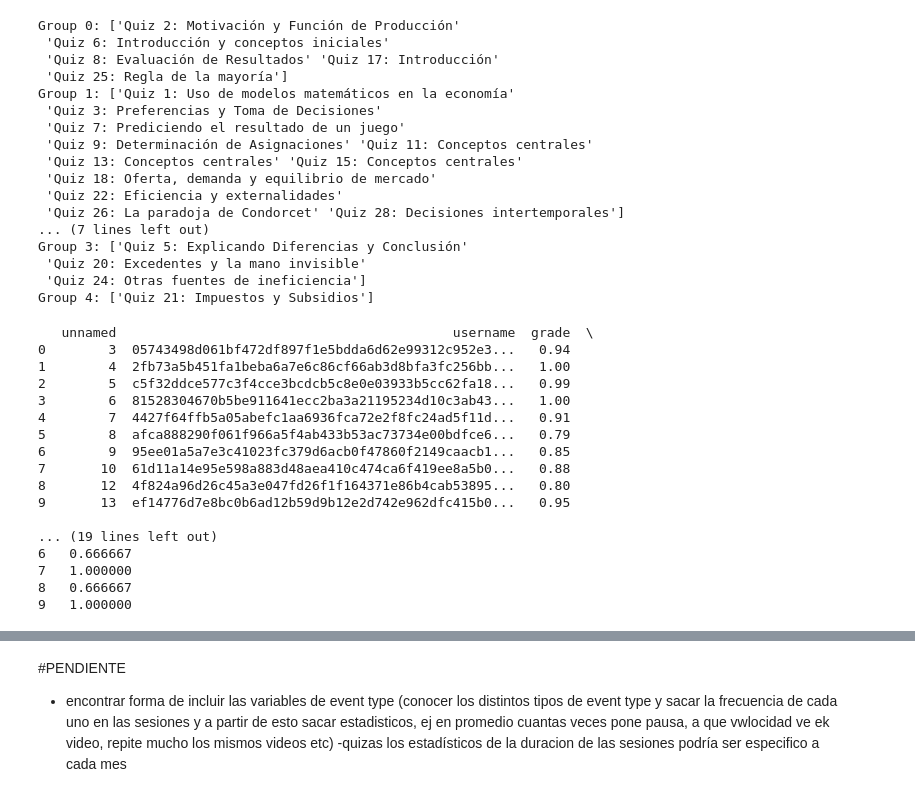
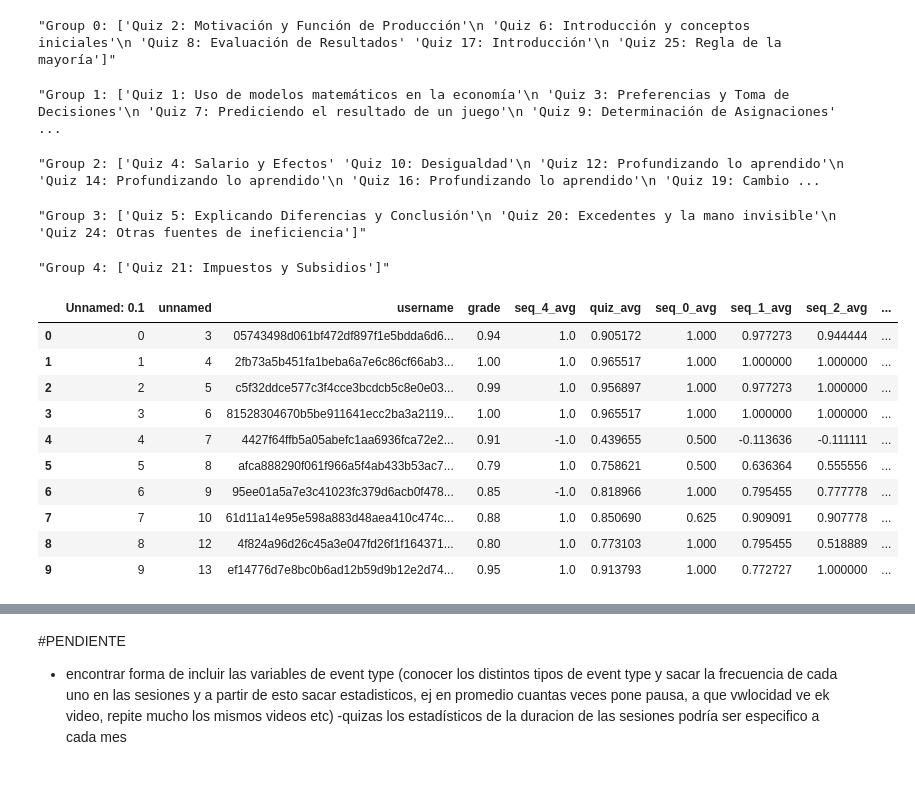
Before and after one commit to danieljarah/casoCDD, a Jupyter notebook: Cruce/Cruce.ipynb, the cells around one changed output, grey strips where cells are left out. Saved outputs shown, nothing was run; the diff lists cells and outputs as text; code cells hidden in the pictures.

```diff
--- a/Cruce/Cruce.ipynb
+++ b/Cruce/Cruce.ipynb
@@ -53,25 +66,13 @@ notas.rename(columns={'Grade': 'grade', 'Grade Scaled': 'grade_scaled', 'Quiz (A
 grouped = chapter.groupby('seq_order')['display_name'].unique()
 
 for chap_order, unique_display_names in grouped.items():
-    print(f'Group {chap_order}: {unique_display_names}')
+    display(f'Group {chap_order}: {unique_display_names}')
 # %% [output]
-Group 0: ['Quiz 2: Motivación y Función de Producción'
- 'Quiz 6: Introducción y conceptos iniciales'
- 'Quiz 8: Evaluación de Resultados' 'Quiz 17: Introducción'
- 'Quiz 25: Regla de la mayoría']
-Group 1: ['Quiz 1: Uso de modelos matemáticos en la economía'
- 'Quiz 3: Preferencias y Toma de Decisiones'
- 'Quiz 7: Prediciendo el resultado de un juego'
- 'Quiz 9: Determinación de Asignaciones' 'Quiz 11: Conceptos centrales'
- 'Quiz 13: Conceptos centrales' 'Quiz 15: Conceptos centrales'
- 'Quiz 18: Oferta, demanda y equilibrio de mercado'
- 'Quiz 22: Eficiencia y externalidades'
- 'Quiz 26: La paradoja de Condorcet' 'Quiz 28: Decisiones intertemporales']
-... (7 lines left out)
-Group 3: ['Quiz 5: Explicando Diferencias y Conclusión'
- 'Quiz 20: Excedentes y la mano invisible'
- 'Quiz 24: Otras fuentes de ineficiencia']
-Group 4: ['Quiz 21: Impuestos y Subsidios']
+"Group 0: ['Quiz 2: Motivación y Función de Producción'\n 'Quiz 6: Introducción y conceptos iniciales'\n 'Quiz 8: Evaluación de Resultados' 'Quiz 17: Introducción'\n 'Quiz 25: Regla de la mayoría']"
+"Group 1: ['Quiz 1: Uso de modelos matemáticos en la economía'\n 'Quiz 3: Preferencias y Toma de Decisiones'\n 'Quiz 7: Prediciendo el resultado de un juego'\n 'Quiz 9: Determinación de Asignaciones'  ...
+"Group 2: ['Quiz 4: Salario y Efectos' 'Quiz 10: Desigualdad'\n 'Quiz 12: Profundizando lo aprendido'\n 'Quiz 14: Profundizando lo aprendido'\n 'Quiz 16: Profundizando lo aprendido'\n 'Quiz 19: Cambio ...
+"Group 3: ['Quiz 5: Explicando Diferencias y Conclusión'\n 'Quiz 20: Excedentes y la mano invisible'\n 'Quiz 24: Otras fuentes de ineficiencia']"
+"Group 4: ['Quiz 21: Impuestos y Subsidios']"
 # %%
 # ... (Previous code for seq_1)
 
@@ -79,7 +80,6 @@ Group 4: ['Quiz 21: Impuestos y Subsidios']
 columns_to_convert_seq_0 = ['Quiz 2: Motivación y Función de Producción',
                             'Quiz 6: Introducción y conceptos iniciales',
                             'Quiz 8: Evaluación de Resultados',
-                            'Quiz 17: Introducción',
                             'Quiz 25: Regla de la mayoría']
 
 notas[columns_to_convert_seq_0] = notas[columns_to_convert_seq_0].apply(pd.to_numeric, errors='coerce')
@@ -113,51 +113,45 @@ notas.drop(columns=columns_to_convert_seq_1, inplace=True)
 
 # For seq_2
 columns_to_convert_seq_2 = ['Quiz 4: Salario y Efectos', 'Quiz 10: Desigualdad',
                             'Quiz 12: Profundizando lo aprendido',
                             'Quiz 14: Profundizando lo aprendido',
                             'Quiz 16: Profundizando lo aprendido',
                             'Quiz 19: Cambios en la oferta y la demanda',
                             'Quiz 23: Corrección de fallas',
                             'Quiz 27: Teorema del votante mediano',
                             'Quiz 29: Tópicos Adicionales']
 
 notas[columns_to_convert_seq_2] = notas[columns_to_convert_seq_2].apply(pd.to_numeric, errors='coerce')
 
 notas['seq_2_avg'] = notas[columns_to_convert_seq_2].mean(axis=1)
 notas.drop(columns=columns_to_convert_seq_2, inplace=True)
 
 # For seq_3
 columns_to_convert_seq_3 = ['Quiz 5: Explicando Diferencias y Conclusión',
                             'Quiz 20: Excedentes y la mano invisible',
                             'Quiz 24: Otras fuentes de ineficiencia']
 
 notas[columns_to_convert_seq_3] = notas[columns_to_convert_seq_3].apply(pd.to_numeric, errors='coerce')
 
 notas['seq_3_avg'] = notas[columns_to_convert_seq_3].mean(axis=1)
 notas.drop(columns=columns_to_convert_seq_3, inplace=True)
 
 
 notas.rename(columns={'Quiz 21: Impuestos y Subsidios': 'seq_4_avg'}, inplace=True)
 
-print(notas.head(10))
+notas.head(10)
 # %% [output]
-   unnamed                                           username  grade  \
-0        3  05743498d061bf472df897f1e5bdda6d62e99312c952e3...   0.94
-1        4  2fb73a5b451fa1beba6a7e6c86cf66ab3d8bfa3fc256bb...   1.00
-2        5  c5f32ddce577c3f4cce3bcdcb5c8e0e03933b5cc62fa18...   0.99
-3        6  81528304670b5be911641ecc2ba3a21195234d10c3ab43...   1.00
-4        7  4427f64ffb5a05abefc1aa6936fca72e2f8fc24ad5f11d...   0.91
-5        8  afca888290f061f966a5f4ab433b53ac73734e00bdfce6...   0.79
-6        9  95ee01a5a7e3c41023fc379d6acb0f47860f2149caacb1...   0.85
-7       10  61d11a14e95e598a883d48aea410c474ca6f419ee8a5b0...   0.88
-8       12  4f824a96d26c45a3e047fd26f1f164371e86b4cab53895...   0.80
-9       13  ef14776d7e8bc0b6ad12b59d9b12e2d742e962dfc415b0...   0.95
-
-... (19 lines left out)
-6   0.666667
-7   1.000000
-8   0.666667
-9   1.000000
+|  | Unnamed: 0.1 | unnamed | username | grade | seq_4_avg | quiz_avg | seq_0_avg | seq_1_avg | seq_2_avg | ... |
+| 0 | 0 | 3 | 05743498d061bf472df897f1e5bdda6d6... | 0.94 | 1.0 | 0.905172 | 1.000 | 0.977273 | 0.944444 | ... |
+| 1 | 1 | 4 | 2fb73a5b451fa1beba6a7e6c86cf66ab3... | 1.00 | 1.0 | 0.965517 | 1.000 | 1.000000 | 1.000000 | ... |
+| 2 | 2 | 5 | c5f32ddce577c3f4cce3bcdcb5c8e0e03... | 0.99 | 1.0 | 0.956897 | 1.000 | 0.977273 | 1.000000 | ... |
+| 3 | 3 | 6 | 81528304670b5be911641ecc2ba3a2119... | 1.00 | 1.0 | 0.965517 | 1.000 | 1.000000 | 1.000000 | ... |
+| 4 | 4 | 7 | 4427f64ffb5a05abefc1aa6936fca72e2... | 0.91 | -1.0 | 0.439655 | 0.500 | -0.113636 | -0.111111 | ... |
+| 5 | 5 | 8 | afca888290f061f966a5f4ab433b53ac7... | 0.79 | 1.0 | 0.758621 | 0.500 | 0.636364 | 0.555556 | ... |
+| 6 | 6 | 9 | 95ee01a5a7e3c41023fc379d6acb0f478... | 0.85 | -1.0 | 0.818966 | 1.000 | 0.795455 | 0.777778 | ... |
+| 7 | 7 | 10 | 61d11a14e95e598a883d48aea410c474c... | 0.88 | 1.0 | 0.850690 | 0.625 | 0.909091 | 0.907778 | ... |
+| 8 | 8 | 12 | 4f824a96d26c45a3e047fd26f1f164371... | 0.80 | 1.0 | 0.773103 | 1.000 | 0.795455 | 0.518889 | ... |
+| 9 | 9 | 13 | ef14776d7e8bc0b6ad12b59d9b12e2d74... | 0.95 | 1.0 | 0.913793 | 1.000 | 0.772727 | 1.000000 | ... |
 # %%
 #ACÁ SE TOMA INFO DE LOG_TRAIN PARA SUPLIR LA DATA DE NOTAS
 
```
Also changed, not shown: parts of 22 cells of this notebook, 5 other files.
